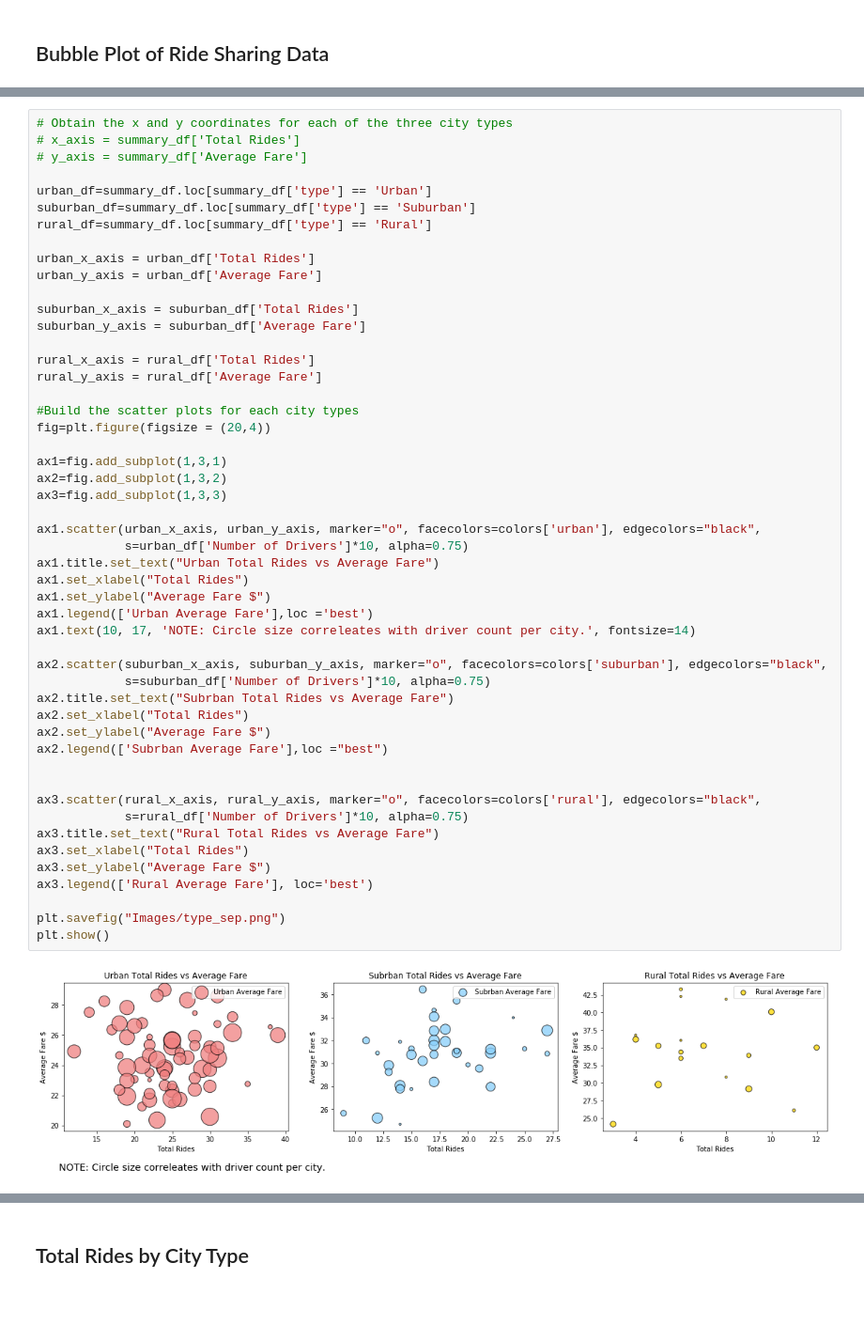
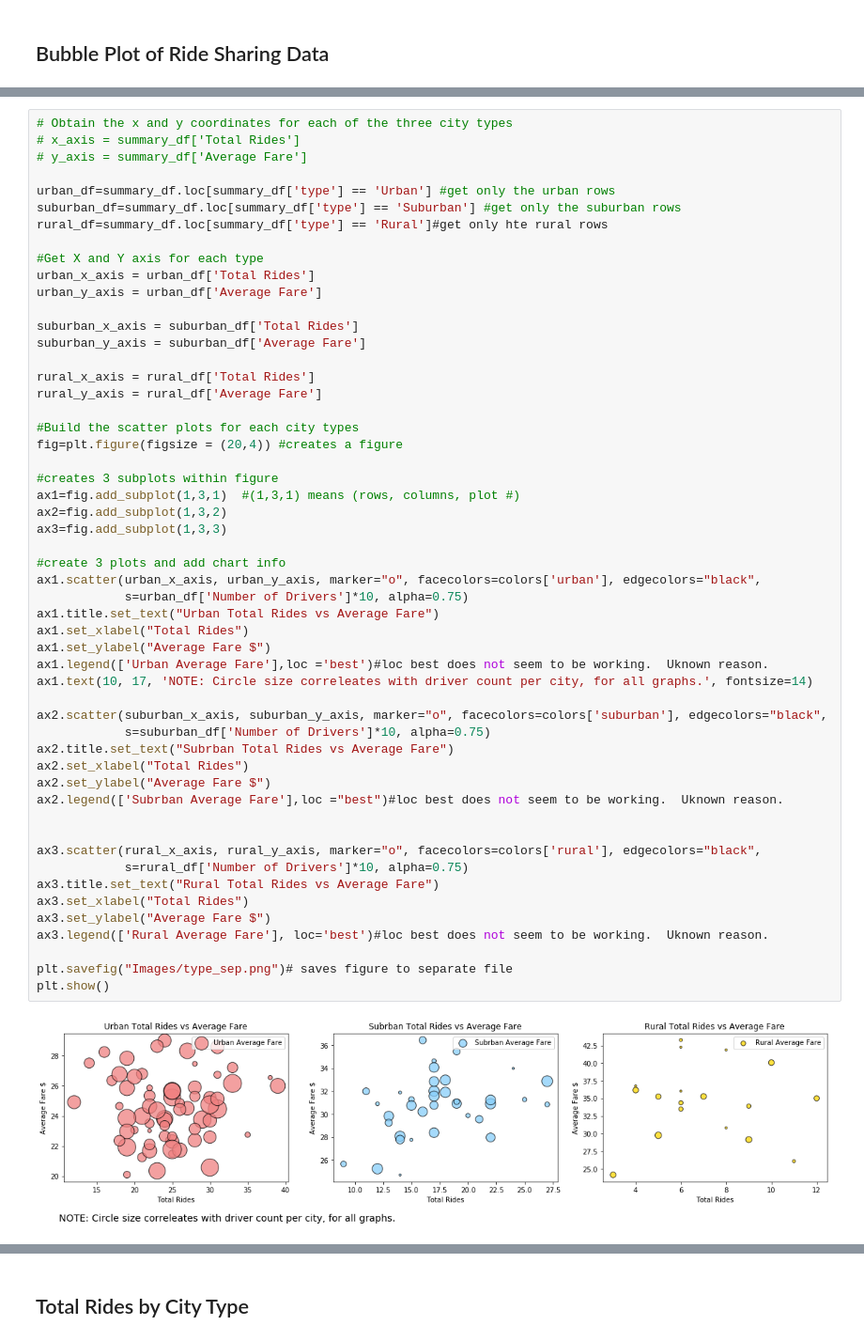
Before and after one commit to warnerm06/Pyber, a Jupyter notebook: pyber_solved_MEW.ipynb, the cells around one changed output, grey strips where cells are left out. Shown at 94% size. Cells and saved outputs as stored; diff of their text form; blank space fills up the shorter version.

```diff
--- a/pyber_solved_MEW.ipynb
+++ b/pyber_solved_MEW.ipynb
@@ -60,10 +59,11 @@ summary_df.head()
 # x_axis = summary_df['Total Rides']
 # y_axis = summary_df['Average Fare']
 
-urban_df=summary_df.loc[summary_df['type'] == 'Urban']
-suburban_df=summary_df.loc[summary_df['type'] == 'Suburban']
-rural_df=summary_df.loc[summary_df['type'] == 'Rural']
+urban_df=summary_df.loc[summary_df['type'] == 'Urban'] #get only the urban rows
+suburban_df=summary_df.loc[summary_df['type'] == 'Suburban'] #get only the suburban rows
+rural_df=summary_df.loc[summary_df['type'] == 'Rural']#get only hte rural rows
 
+#Get X and Y axis for each type
 urban_x_axis = urban_df['Total Rides']
 urban_y_axis = urban_df['Average Fare']
 
@@ -72,39 +72,41 @@ suburban_y_axis = suburban_df['Average Fare']
 
 rural_x_axis = rural_df['Total Rides']
 rural_y_axis = rural_df['Average Fare']
 
 #Build the scatter plots for each city types
-fig=plt.figure(figsize = (20,4))
+fig=plt.figure(figsize = (20,4)) #creates a figure
 
-ax1=fig.add_subplot(1,3,1)
+#creates 3 subplots within figure
+ax1=fig.add_subplot(1,3,1)  #(1,3,1) means (rows, columns, plot #)
 ax2=fig.add_subplot(1,3,2)
 ax3=fig.add_subplot(1,3,3)
 
+#create 3 plots and add chart info
 ax1.scatter(urban_x_axis, urban_y_axis, marker="o", facecolors=colors['urban'], edgecolors="black",
             s=urban_df['Number of Drivers']*10, alpha=0.75)
 ax1.title.set_text("Urban Total Rides vs Average Fare")
 ax1.set_xlabel("Total Rides")
 ax1.set_ylabel("Average Fare $")
-ax1.legend(['Urban Average Fare'],loc ='best')
-ax1.text(10, 17, 'NOTE: Circle size correleates with driver count per city.', fontsize=14)
+ax1.legend(['Urban Average Fare'],loc ='best')#loc best does not seem to be working.  Uknown reason.
+ax1.text(10, 17, 'NOTE: Circle size correleates with driver count per city, for all graphs.', fontsize=14)
 
 ax2.scatter(suburban_x_axis, suburban_y_axis, marker="o", facecolors=colors['suburban'], edgecolors="black",
             s=suburban_df['Number of Drivers']*10, alpha=0.75)
 ax2.title.set_text("Subrban Total Rides vs Average Fare")
 ax2.set_xlabel("Total Rides")
 ax2.set_ylabel("Average Fare $")
-ax2.legend(['Subrban Average Fare'],loc ="best")
+ax2.legend(['Subrban Average Fare'],loc ="best")#loc best does not seem to be working.  Uknown reason.
 
 
 ax3.scatter(rural_x_axis, rural_y_axis, marker="o", facecolors=colors['rural'], edgecolors="black",
             s=rural_df['Number of Drivers']*10, alpha=0.75)
 ax3.title.set_text("Rural Total Rides vs Average Fare")
 ax3.set_xlabel("Total Rides")
 ax3.set_ylabel("Average Fare $")
-ax3.legend(['Rural Average Fare'], loc='best')
+ax3.legend(['Rural Average Fare'], loc='best')#loc best does not seem to be working.  Uknown reason.
 
-plt.savefig("Images/type_sep.png")
+plt.savefig("Images/type_sep.png")# saves figure to separate file
 plt.show()
 # %% [output]
-[figure, old version]
+[figure, new version]
 # %%
```
Also changed, not shown: parts of 14 cells of this notebook, 4 other files.
